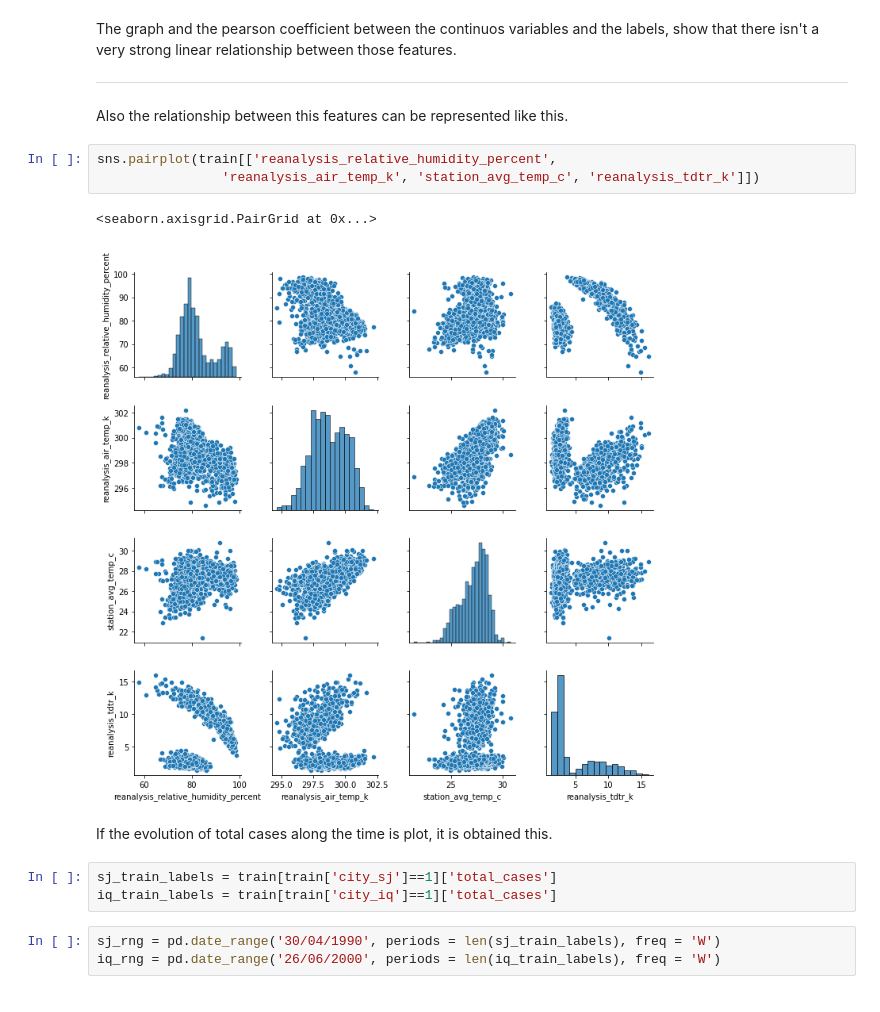
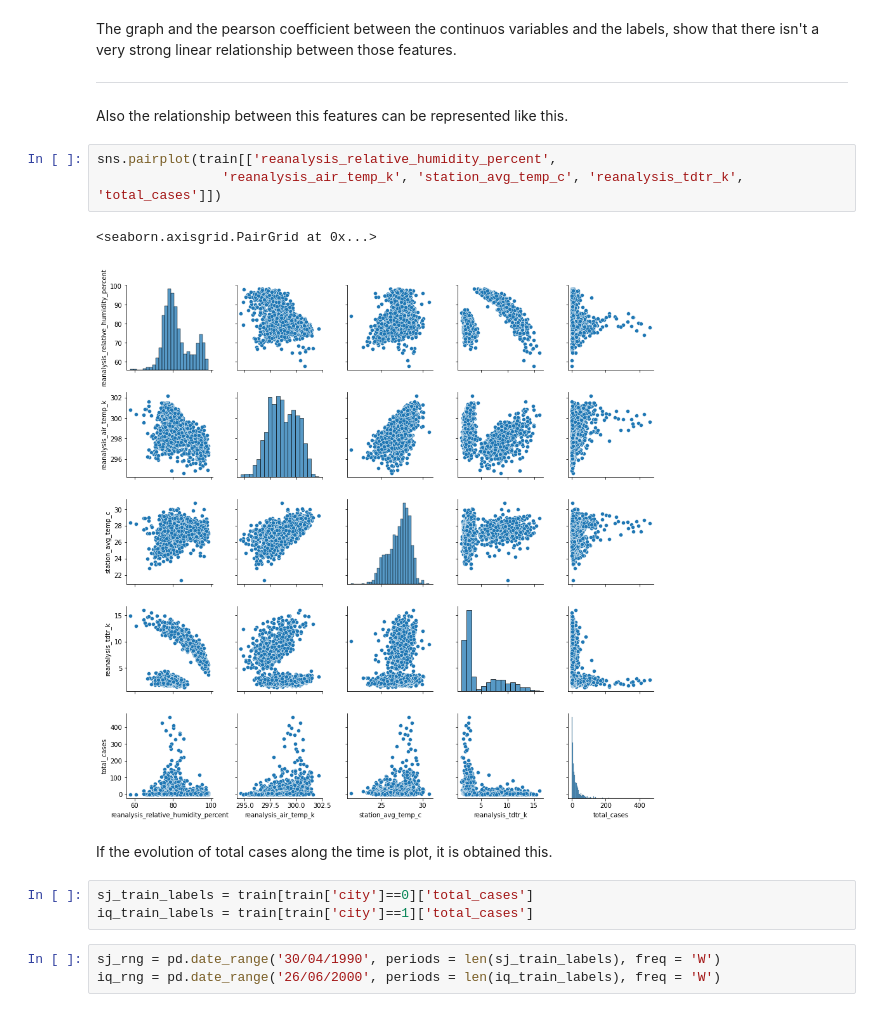
Before and after one commit to raulbs7/Machine-Learning-Techniques-Project, a Jupyter notebook: Dengue_Supervised_Project/2_Baseline.ipynb, the cells around one changed output. Saved outputs shown, nothing was run; the diff lists cells and outputs as text.

```diff
--- a/Dengue_Supervised_Project/2_Baseline.ipynb
+++ b/Dengue_Supervised_Project/2_Baseline.ipynb
@@ -167,15 +167,15 @@ The graph and the pearson coefficient between the continuos variables and the la
 Also the relationship between this features can be represented like this.
 # %%
 sns.pairplot(train[['reanalysis_relative_humidity_percent',
-                'reanalysis_air_temp_k', 'station_avg_temp_c', 'reanalysis_tdtr_k']])
+                'reanalysis_air_temp_k', 'station_avg_temp_c', 'reanalysis_tdtr_k', 'total_cases']])
 # %% [output]
 <seaborn.axisgrid.PairGrid at 0x...>
-[figure, old version]
+[figure, new version]
 # %% [markdown]
 If the evolution of total cases along the time is plot, it is obtained this.
 # %%
-sj_train_labels = train[train['city_sj']==1]['total_cases']
-iq_train_labels = train[train['city_iq']==1]['total_cases']
+sj_train_labels = train[train['city']==0]['total_cases']
+iq_train_labels = train[train['city']==1]['total_cases']
 # %%
 sj_rng = pd.date_range('30/04/1990', periods = len(sj_train_labels), freq = 'W')
 iq_rng = pd.date_range('26/06/2000', periods = len(iq_train_labels), freq = 'W')
```
Also changed, not shown: parts of 57 cells of this notebook.
